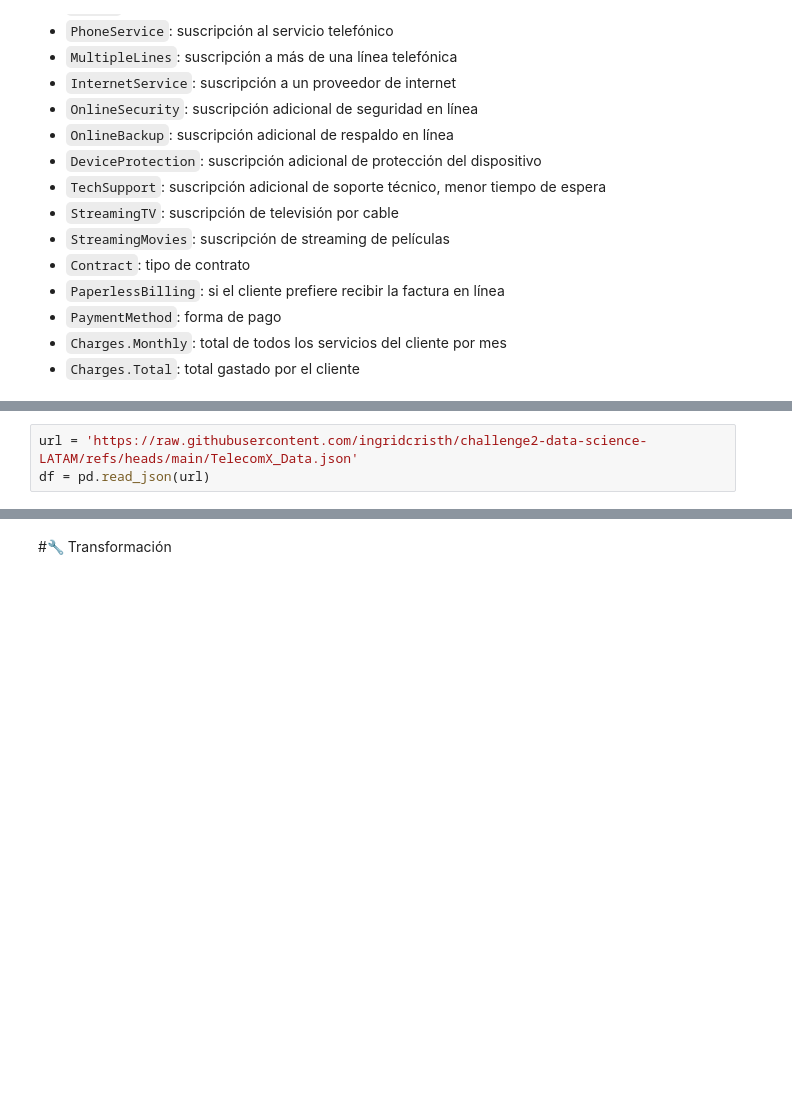
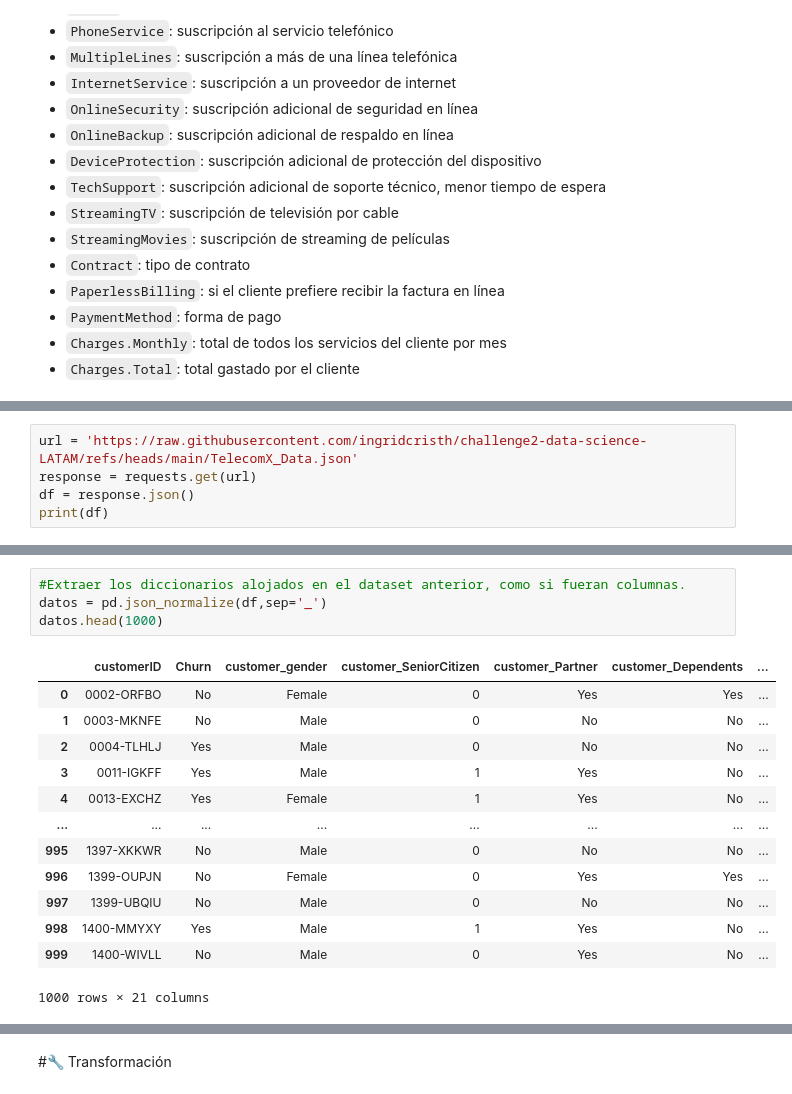
Before and after one commit to patricioterraza/TelecomX_LATAM, a Jupyter notebook: TelecomX_LATAM.ipynb, the cells around one changed output, grey strips where cells are left out. Saved outputs shown, nothing was run; the diff lists cells and outputs as text; blank space fills up the shorter version.

```diff
--- a/TelecomX_LATAM.ipynb
+++ b/TelecomX_LATAM.ipynb
@@ -30,3 +31,5 @@ import pandas as pd
 # %%
 url = 'https://raw.githubusercontent.com/ingridcristh/challenge2-data-science-LATAM/refs/heads/main/TelecomX_Data.json'
-df = pd.read_json(url)
+response = requests.get(url)
+df = response.json()
+print(df)
@@ -41,0 +38,18 @@ df.head()
+# %%
+#Extraer los diccionarios alojados en el dataset anterior, como si fueran columnas.
+datos = pd.json_normalize(df,sep='_')
+datos.head(1000)
+# %% [output]
+|  | customerID | Churn | customer_gender | customer_SeniorCitizen | customer_Partner | customer_Dependents | ... |
+| 0 | 0002-ORFBO | No | Female | 0 | Yes | Yes | ... |
+| 1 | 0003-MKNFE | No | Male | 0 | No | No | ... |
+| 2 | 0004-TLHLJ | Yes | Male | 0 | No | No | ... |
+| 3 | 0011-IGKFF | Yes | Male | 1 | Yes | No | ... |
+| 4 | 0013-EXCHZ | Yes | Female | 1 | Yes | No | ... |
+| ... | ... | ... | ... | ... | ... | ... | ... |
+| 995 | 1397-XKKWR | No | Male | 0 | No | No | ... |
+| 996 | 1399-OUPJN | No | Female | 0 | Yes | Yes | ... |
+| 997 | 1399-UBQIU | No | Male | 0 | No | No | ... |
+| 998 | 1400-MMYXY | Yes | Male | 1 | Yes | No | ... |
+| 999 | 1400-WIVLL | No | Male | 0 | Yes | No | ... |
+1000 rows × 21 columns
```
Also changed, not shown: parts of 4 cells of this notebook.
